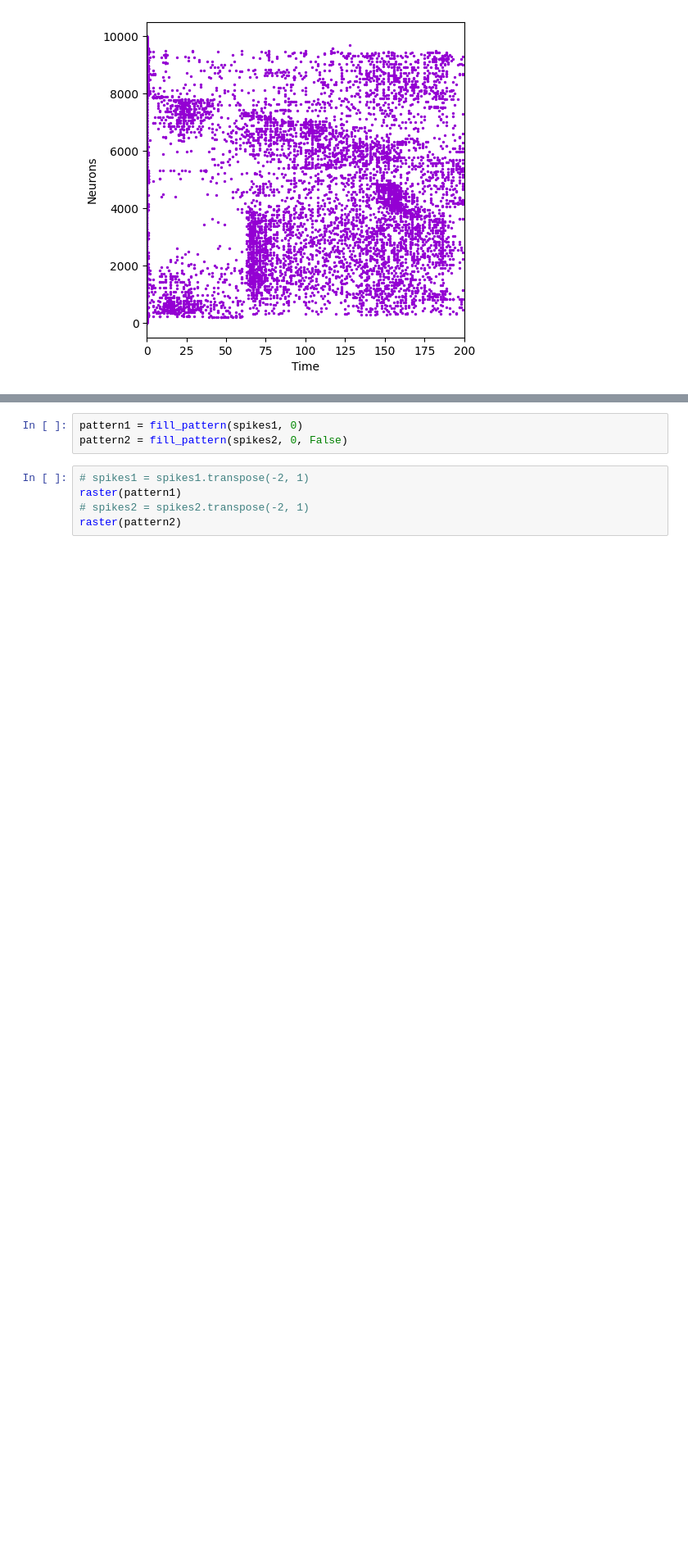
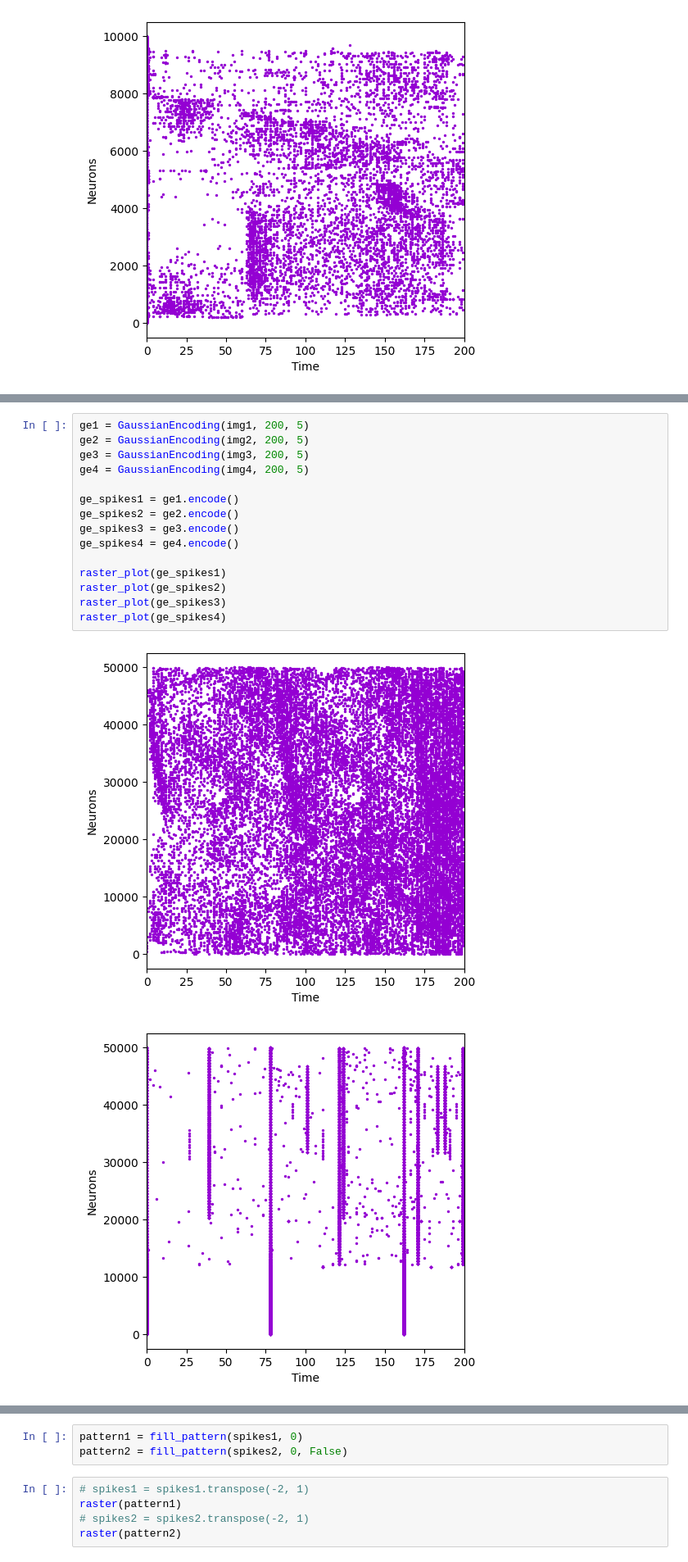
Before and after one commit to nrgsghanei2001/ComputationalNeuroScience, a Jupyter notebook: Encoding_and_Learning_STDP_RSTDP/main.ipynb, the cells around one changed output, grey strips where cells are left out. Shown at 82% size. Cells and saved outputs as stored; diff of their text form; blank space fills up the shorter version.

Commit message:
Numerical Values Encoder is completed

```diff
--- a/Encoding_and_Learning_STDP_RSTDP/main.ipynb
+++ b/Encoding_and_Learning_STDP_RSTDP/main.ipynb
@@ -77,0 +80,18 @@ raster_plot(ttfs_spikes4)
+# %%
+ge1 = GaussianEncoding(img1, 200, 5)
+ge2 = GaussianEncoding(img2, 200, 5)
+ge3 = GaussianEncoding(img3, 200, 5)
+ge4 = GaussianEncoding(img4, 200, 5)
+
+ge_spikes1 = ge1.encode()
+ge_spikes2 = ge2.encode()
+ge_spikes3 = ge3.encode()
+ge_spikes4 = ge4.encode()
+
+raster_plot(ge_spikes1)
+raster_plot(ge_spikes2)
+raster_plot(ge_spikes3)
+raster_plot(ge_spikes4)
+# %% [output]
+[figure, added]
+[figure, added]
```
Also changed, not shown: parts of 5 cells of this notebook, 1 other file.
